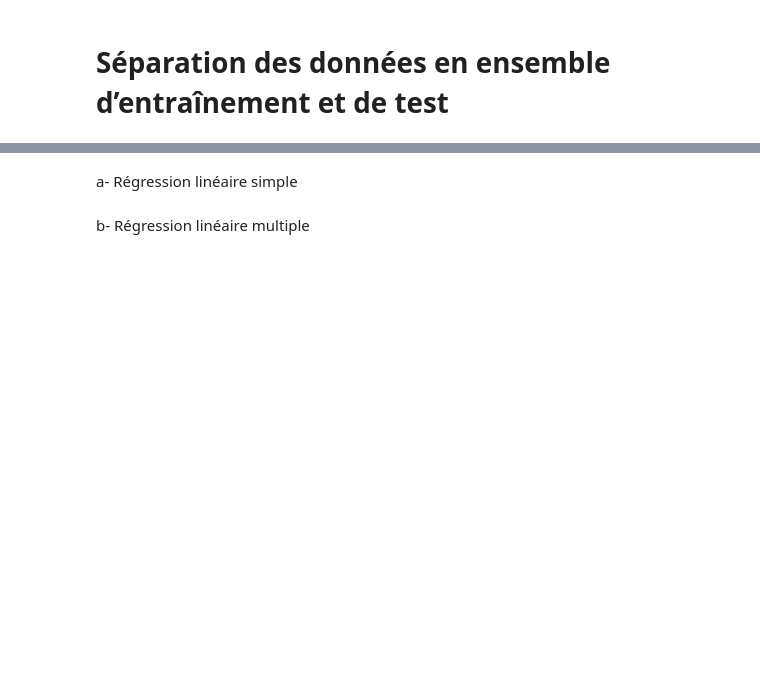
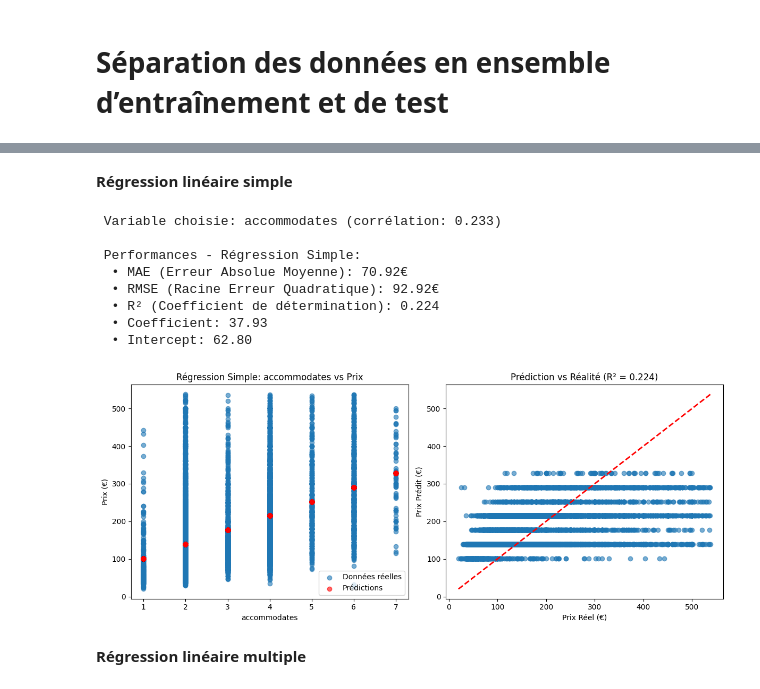
Before and after one commit to TCHIKSON/Python-Analyse-des-donn-es-pour-une-IA, a Jupyter notebook: TP_cars_price_prediction/air_bnb_TCHIKAYA_Kevin.ipynb, the cells around one changed output, grey strips where cells are left out. Saved outputs shown, nothing was run; the diff lists cells and outputs as text; code cells hidden in the pictures; blank space fills up the shorter version.

```diff
--- a/TP_cars_price_prediction/air_bnb_TCHIKAYA_Kevin.ipynb
+++ b/TP_cars_price_prediction/air_bnb_TCHIKAYA_Kevin.ipynb
@@ -43,0 +253,6 @@ d- Conversion des type de colonnes
+# %%
+price_corr = corr_matrix['price'].abs().sort_values(ascending=False)
+print("\n Variables les plus corrélées avec le prix:")
+for var, corr in price_corr.items():
+    if var != 'price':
+        print(f"  {var}: {corr:.3f}")
@@ -47,0 +343,9 @@ d- Conversion des type de colonnes
+# %%
+X_train, X_test, y_train, y_test = train_test_split(
+    X, y, test_size=0.2, random_state=42, stratify=None
+)
+
+print(f"\n Répartition des données:")
+print(f"   Training: {X_train.shape[0]} échantillons ({X_train.shape[0]/len(X)*100:.1f}%)")
+print(f"   Test: {X_test.shape[0]} échantillons ({X_test.shape[0]/len(X)*100:.1f}%)")
+print(f"   Features: {X_train.shape[1]} variables")
@@ -48,4 +357,63 @@ d- Conversion des type de colonnes
 # %% [markdown]
-a-  Régression linéaire simple
+**Régression linéaire simple**
+# %%
+best_feature = price_corr.drop('price').index[0]
+print(f" Variable choisie: {best_feature} (corrélation: {price_corr[best_feature]:.3f})")
+
+# Préparer les données pour régression simple
+X_simple_train = X_train[[best_feature]]
+X_simple_test = X_test[[best_feature]]
+
+# Entraîner le modèle
+lr_simple = LinearRegression()
+lr_simple.fit(X_simple_train, y_train)
+
+# Prédictions
+y_pred_simple_train = lr_simple.predict(X_simple_train)
+y_pred_simple_test = lr_simple.predict(X_simple_test)
+
+# Métriques
+mae_simple = mean_absolute_error(y_test, y_pred_simple_test)
+rmse_simple = np.sqrt(mean_squared_error(y_test, y_pred_simple_test))
+r2_simple = r2_score(y_test, y_pred_simple_test)
+
+print(f"\n Performances - Régression Simple:")
+print(f"  • MAE (Erreur Absolue Moyenne): {mae_simple:.2f}€")
+print(f"  • RMSE (Racine Erreur Quadratique): {rmse_simple:.2f}€")
+print(f"  • R² (Coefficient de détermination): {r2_simple:.3f}")
+print(f"  • Coefficient: {lr_simple.coef_[0]:.2f}")
+print(f"  • Intercept: {lr_simple.intercept_:.2f}")
+
+# Visualisation régression simple
+plt.figure(figsize=(12, 5))
+
+plt.subplot(1, 2, 1)
+plt.scatter(X_simple_test, y_test, alpha=0.6, label='Données réelles')
+plt.scatter(X_simple_test, y_pred_simple_test, alpha=0.6, color='red', label='Prédictions')
+plt.xlabel(best_feature)
+plt.ylabel('Prix (€)')
+plt.title(f'Régression Simple: {best_feature} vs Prix')
+plt.legend()
+
+plt.subplot(1, 2, 2)
+plt.scatter(y_test, y_pred_simple_test, alpha=0.6)
+plt.plot([y_test.min(), y_test.max()], [y_test.min(), y_test.max()], 'r--', lw=2)
+plt.xlabel('Prix Réel (€)')
+plt.ylabel('Prix Prédit (€)')
+plt.title(f'Prédiction vs Réalité (R² = {r2_simple:.3f})')
+
+plt.tight_layout()
+plt.savefig(f'{output_dir}/airbnb_regression_simple.png', dpi=300, bbox_inches='tight')
+plt.show()
+# %% [output]
+ Variable choisie: accommodates (corrélation: 0.233)
+
+ Performances - Régression Simple:
+  • MAE (Erreur Absolue Moyenne): 70.92€
+  • RMSE (Racine Erreur Quadratique): 92.92€
+  • R² (Coefficient de détermination): 0.224
+  • Coefficient: 37.93
+  • Intercept: 62.80
+[figure, added]
 # %% [markdown]
-b- Régression linéaire multiple
+**Régression linéaire multiple**
```
Also changed, not shown: parts of 71 cells of this notebook, 9 other files.
